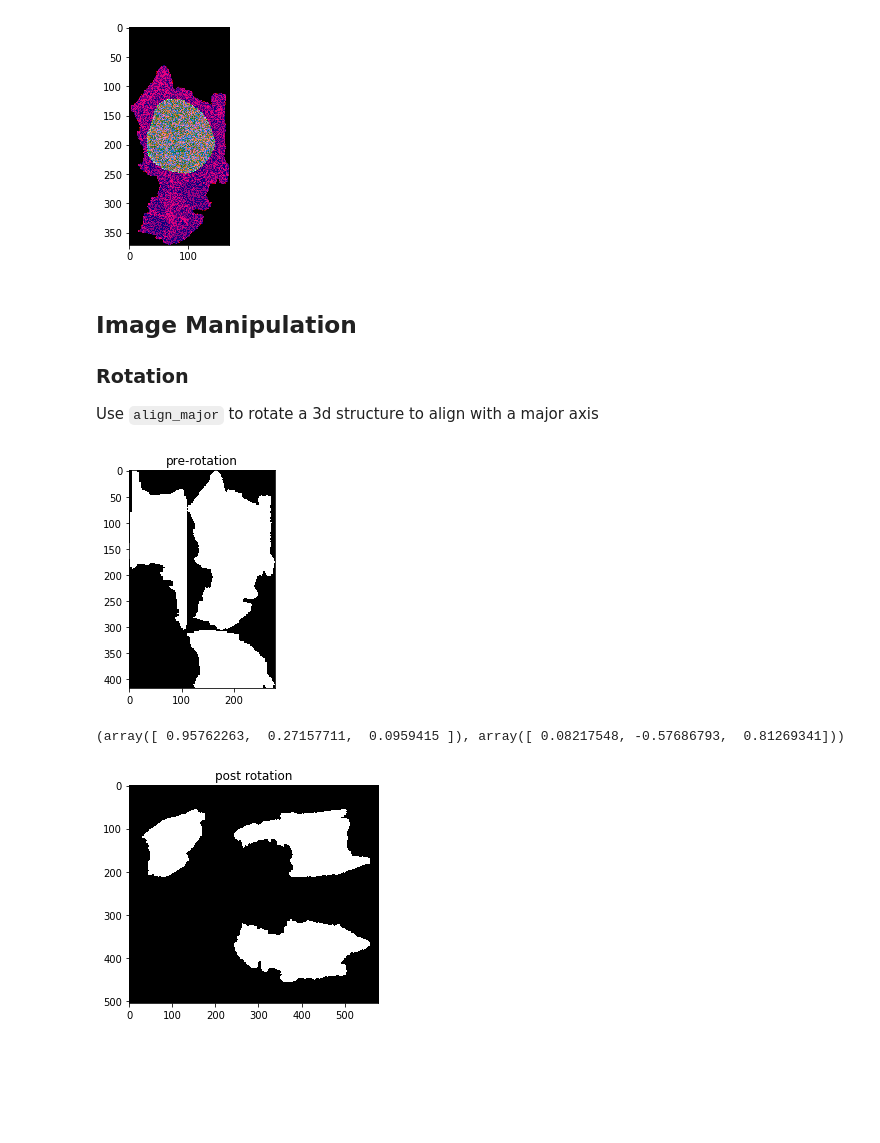
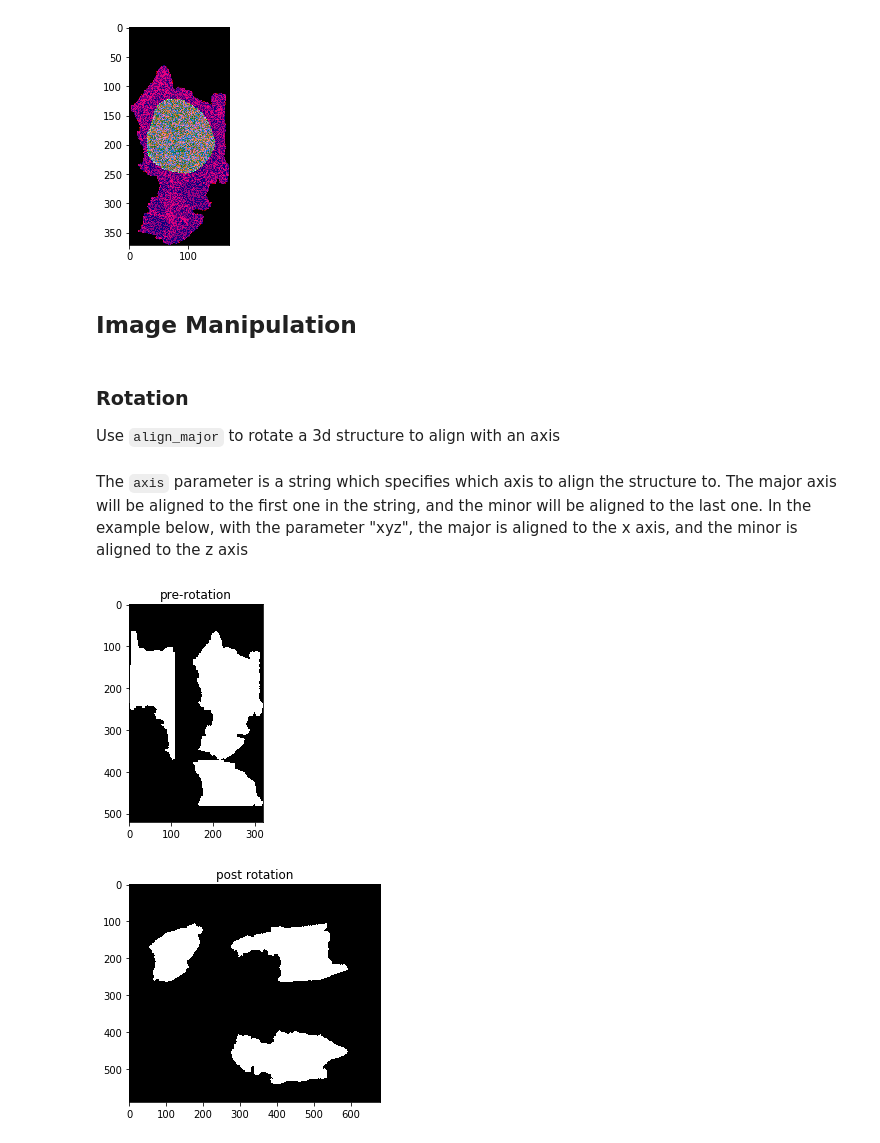
Before and after one commit to AllenCellModeling/aicsimage, a Jupyter notebook: Aicsimage Processing Guide.ipynb, the cells around one changed output. Drawn from its saved outputs; the diff is of its cells as text; code cells hidden in the pictures; blank space fills up the shorter version.

````diff
--- a/Aicsimage Processing Guide.ipynb
+++ b/Aicsimage Processing Guide.ipynb
@@ -167,24 +162,29 @@ show(proj_list)
 # %% [output]
 [figure]
 [figure]
+# %% [markdown]
+## Image Manipulation
+# %%
+with omeTifReader.OmeTifReader("test/sample/20160708_I01_001_1.ome.tif_cell.tif") as r:
+    cell = r.load()
+with omeTifReader.OmeTifReader("test/sample/20160708_I01_001_1.ome.tif_nuc.tif") as r:
+    nuc = r.load()
+
+cell, nuc = proc.crop_all([cell, nuc])
 # %% [markdown]
-## Image Manipulation
-
 ### Rotation
 
-Use ```align_major``` to rotate a 3d structure to align with a major axis
+Use ```align_major``` to rotate a 3d structure to align with an axis
+# %% [markdown]
+The ```axis``` parameter is a string which specifies which axis to align the structure to. The major axis will be aligned to the first one in the string, and the minor will be aligned to the last one. In the example below, with the parameter "xyz", the major is aligned to the x axis, and the minor is aligned to the z axis
 # %%
-with omeTifReader.OmeTifReader("test/sample/20160708_I01_001_1.ome.tif_cell.tif") as r:
-    cell = r.load()
-    cell = proc.crop(cell)
 proj = proc.imgtoprojection(cell, proj_all=True)
 show(proj, "pre-rotation")
 
-cell_rot = proc.align_major(cell, axis="xyz", reshape=True)
-print(proc.get_major_minor_axis(cell_rot))
+# use the 'axis' parameter to choose which axis to align the structure to
+cell_rot, angles = proc.align_major(cell, axis="xyz", reshape=True)
 proj = proc.imgtoprojection(cell_rot, proj_all=True)
 show(proj, "post rotation")
 # %% [output]
-[figure, old version]
+[figure, new version]
-(array([ 0.95762263,  0.27157711,  0.0959415 ]), array([ 0.08217548, -0.57686793,  0.81269341]))
-[figure, old version]
+[figure, new version]
````
Also changed, not shown: parts of 24 cells of this notebook, 1 other file.
